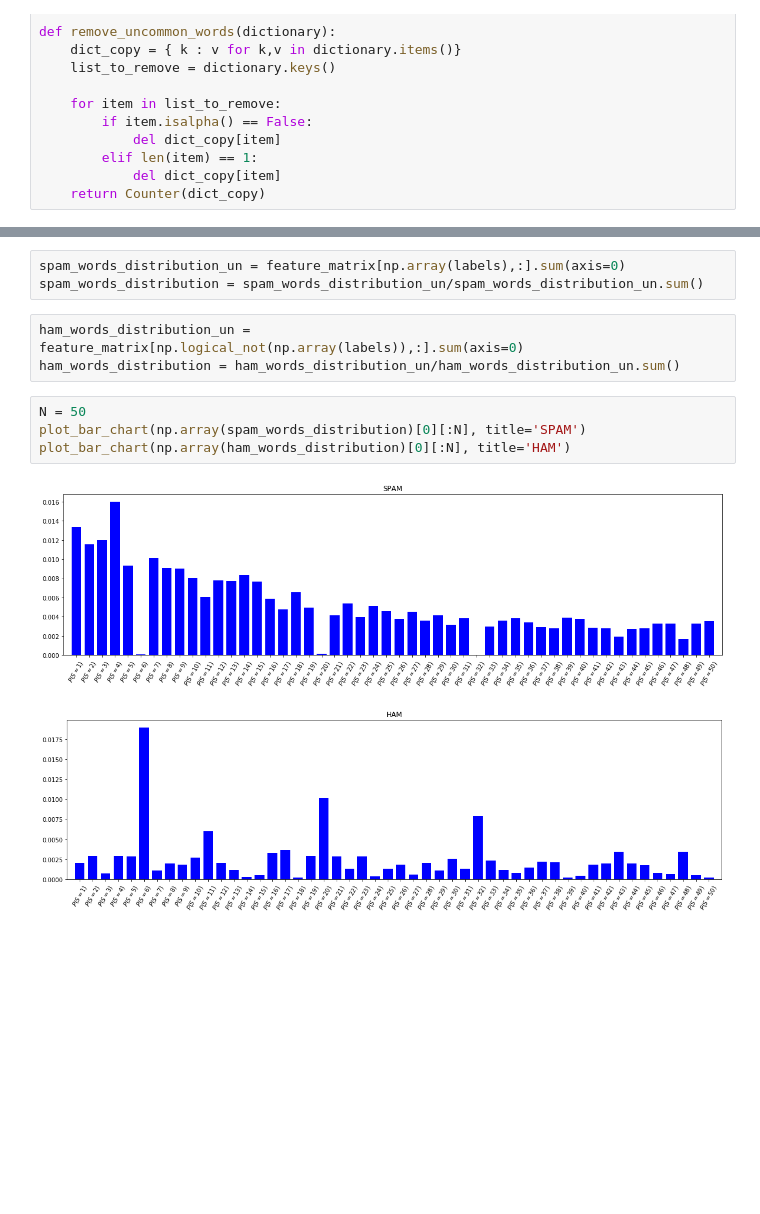
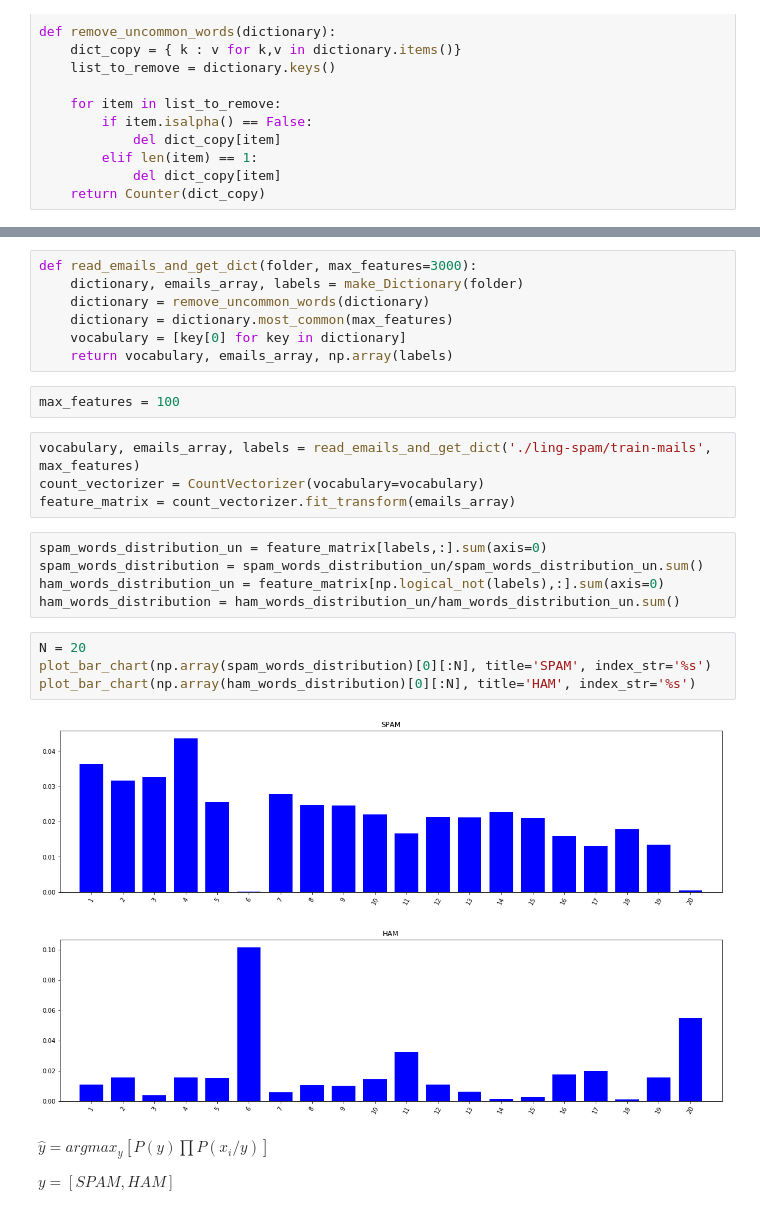
Before and after one commit to lab-ml-itba/Intro-Probabilidad, a Jupyter notebook: Intro_Probabilidad.ipynb, the cells around one changed output, grey strips where cells are left out. Drawn from its saved outputs; the diff is of its cells as text; blank space fills up the shorter version.

Commit message:
SPAM improved

```diff
--- a/Intro_Probabilidad.ipynb
+++ b/Intro_Probabilidad.ipynb
@@ -445,13 +435,29 @@ feature_matrix = count_vectorizer.fit_transform(emails_array)
+# %%
+def read_emails_and_get_dict(folder, max_features=3000):
+    dictionary, emails_array, labels = make_Dictionary(folder)
+    dictionary = remove_uncommon_words(dictionary)
+    dictionary = dictionary.most_common(max_features)
+    vocabulary = [key[0] for key in dictionary]
+    return vocabulary, emails_array, np.array(labels)
+# %%
+max_features = 100
+# %%
+vocabulary, emails_array, labels = read_emails_and_get_dict('./ling-spam/train-mails', max_features)
+count_vectorizer = CountVectorizer(vocabulary=vocabulary)
+feature_matrix = count_vectorizer.fit_transform(emails_array)
 # %%
-spam_words_distribution_un = feature_matrix[np.array(labels),:].sum(axis=0)
+spam_words_distribution_un = feature_matrix[labels,:].sum(axis=0)
 spam_words_distribution = spam_words_distribution_un/spam_words_distribution_un.sum()
+ham_words_distribution_un = feature_matrix[np.logical_not(labels),:].sum(axis=0)
+ham_words_distribution = ham_words_distribution_un/ham_words_distribution_un.sum()
-# %%
-ham_words_distribution_un = feature_matrix[np.logical_not(np.array(labels)),:].sum(axis=0)
-ham_words_distribution = ham_words_distribution_un/ham_words_distribution_un.sum()
 # %%
-N = 50
-plot_bar_chart(np.array(spam_words_distribution)[0][:N], title='SPAM')
-plot_bar_chart(np.array(ham_words_distribution)[0][:N], title='HAM')
+N = 20
+plot_bar_chart(np.array(spam_words_distribution)[0][:N], title='SPAM', index_str='%s')
+plot_bar_chart(np.array(ham_words_distribution)[0][:N], title='HAM', index_str='%s')
 # %% [output]
-[figure, old version]
+[figure, new version]
-[figure, old version]
+[figure, new version]
+# %% [markdown]
+$\hat{y} = arg max_y [{P(y)\prod P(x_i/y)}]$
+
+$y = [SPAM, HAM]$
```
Also changed, not shown: parts of 20 cells of this notebook.
